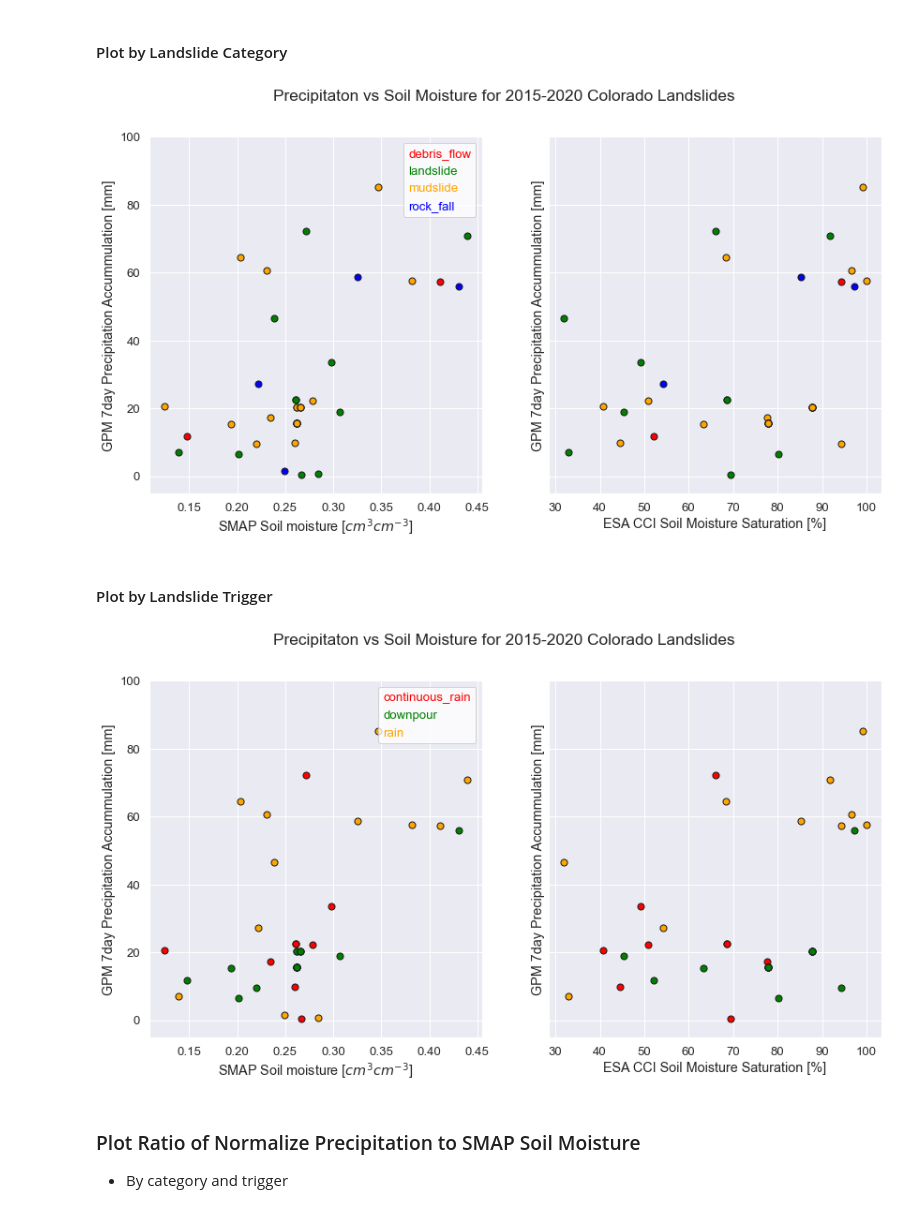
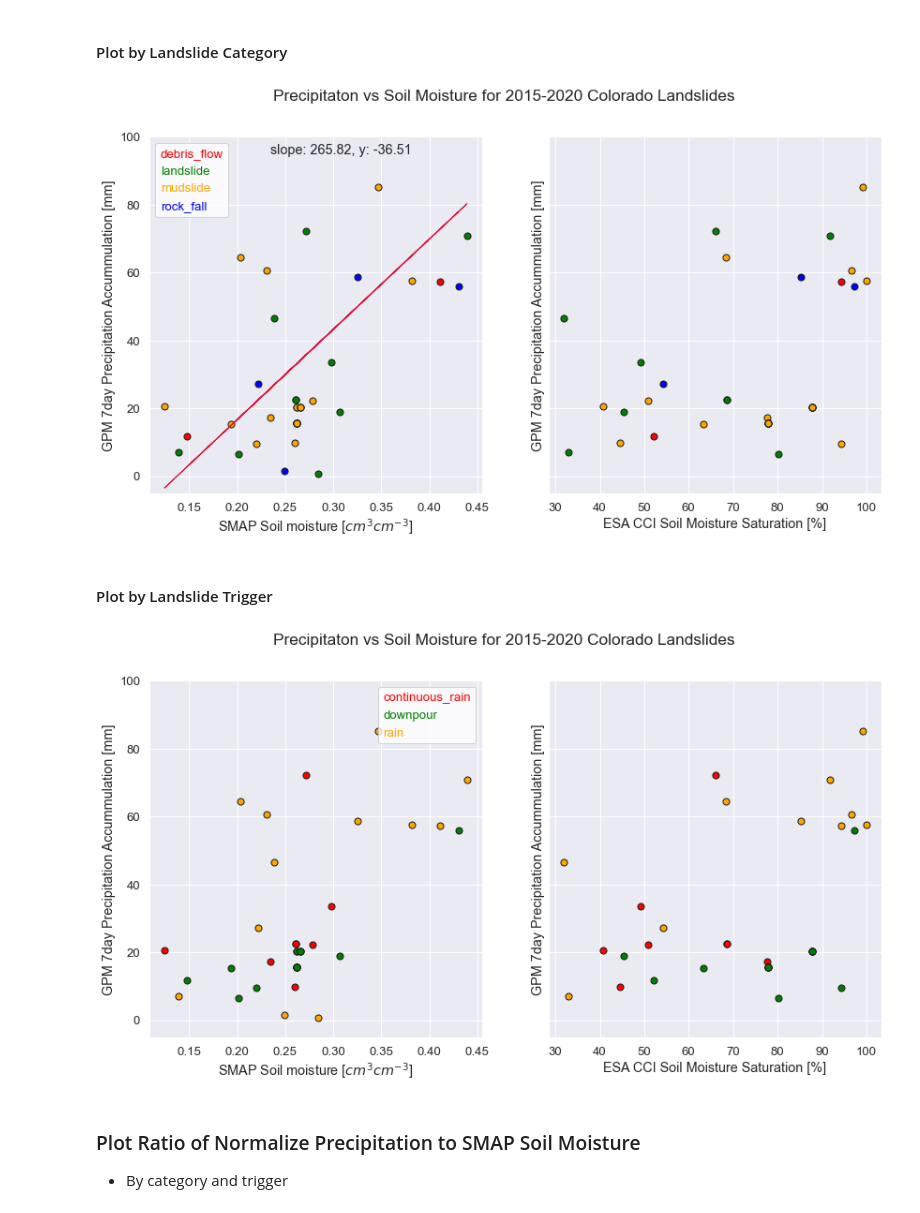
Before and after one commit to jacquiewitte/capstone-landslides-soilmoisture, a Jupyter notebook: landslide_precip_soilm.ipynb, the cells around one changed output. Saved outputs shown, nothing was run; the diff lists cells and outputs as text; code cells hidden in the pictures.

Commit message:
Added leastsq function

```diff
--- a/landslide_precip_soilm.ipynb
+++ b/landslide_precip_soilm.ipynb
@@ -326,7 +423,12 @@ for i, ls_date in enumerate(glc_co_gt2015.index):
     smap_sm.append(np.nanmax(sm_mean))
     smap_wc.append(np.nanmax(vegwc_mean))
     esa_sm.append(np.nanmax(esa_mean))
-    precip_accum.append(np.nansum(precip))
+
+    # Filter for low precipitation values
+    if np.nansum(precip) < 0.4:
+        precip_accum.append(np.nan)
+    else:
+        precip_accum.append(np.nansum(precip))
 
 # Create a soils and precip dataFrame
 landslide_df = pd.DataFrame(smap_sm,
@@ -353,7 +455,11 @@ landslide_precip7d_df['landslide_id'] = landslide7d_id
 # Add the cumulative precipitation
 accum = []
 for i, data in landslide_precip7d_df.groupby("landslide_id"):
-    accum.extend(np.flip(data['precip_mm'].cumsum().values))
+    res = data['precip_mm'].cumsum().values
+    if res[-1] > 0.4:
+        accum.extend(np.flip(data['precip_mm'].cumsum().values))
+    else:
+        accum.extend([np.nan]*periods)
 
 landslide_precip7d_df['precip_accum_mm'] = accum
 landslide_precip7d_df['days-to-landslide'] = count_down
@@ -480,39 +591,58 @@ for id, df in landslide_df.groupby("landslide_id"):
             ax1.scatter(df['smap_sm'], df['precip_accum_mm'],
                         edgecolor='k', s=50.0,
                         color=category[cat])
             ax2.scatter(df['esa_sm_percent'], df['precip_accum_mm'],
                         edgecolor='k', s=50.0,
                         color=category[cat])
+
+# calculate the linear trend
+idx = ( np.isfinite(landslide_df['smap_sm'])
+        & np.isfinite(landslide_df['precip_accum_mm'])
+       )
+# defining the variables
+x = landslide_df['smap_sm'][idx].tolist()
+y = landslide_df['precip_accum_mm'][idx].tolist()
+# Calculate the OLR Bisector fit
+intercept, slope, var = leastsq(x, y, method=3)
+trend_mean_text = 'slope: '+str('{:.2f}'.format(slope)) + \
+      ', y: '+str('{:.2f}'.format(intercept))
+
+# plot the linear trend
+ax1.plot(landslide_df['smap_sm'],
+         intercept + slope*landslide_df['smap_sm'],
+         color='crimson',
+         linewidth=1.0)
+ax1.text(x[0], 95, trend_mean_text)
 
 ax1.set(xlabel='SMAP Soil moisture [$cm^3 cm^{-3}$]',
         ylabel='GPM 7day Precipitation Accummulation [mm]')
 ax1.set_ylim([-5, 100])
 
 ax2.set(xlabel='ESA CCI Soil Moisture Saturation [%]',
         ylabel='GPM 7day Precipitation Accummulation [mm]')
 
 # Add legend
 leg = ax1.legend(handlelength=0, handletextpad=0, fancybox=True,
                  labels=category, labelcolor=colors, facecolor='white')
 for item in leg.legendHandles:
     item.set_visible(False)
 
 # add an overall caption
 fig.suptitle(
     'Precipitaton vs Soil Moisture for 2015-2020 '+state+' Landslides'
 )
 
-#output the figure
+# output the figure
 output_fig = os.path.join(et.io.HOME,
-            'earth-analytics',
-            'capstone-landslides-soilmoisture', 'plots',
-            'sm_VS_precip_2015_2020_category_'+state+'.png')
+                          'earth-analytics',
+                          'capstone-landslides-soilmoisture', 'plots',
+                          'sm_VS_precip_2015_2020_category_'+state+'.png')
 
 cache_override = False or GLOBAL_CACHE_OVERRIDE
 if not os.path.exists(output_fig) or cache_override:
-    plt.savefig(output_fig);
+    plt.savefig(output_fig)
 # %% [output]
-[figure, old version]
+[figure, new version]
 # %% [markdown]
 #### Plot by Landslide Trigger
 # %%
@@ -559,7 +689,7 @@ cache_override = False or GLOBAL_CACHE_OVERRIDE
 if not os.path.exists(output_fig) or cache_override:
     plt.savefig(output_fig);
 # %% [output]
-[figure, old version]
+[figure, new version]
 # %% [markdown]
 ### Plot Ratio of Normalize Precipitation to SMAP Soil Moisture
 - By category and trigger
```
Also changed, not shown: parts of 8 cells of this notebook.
